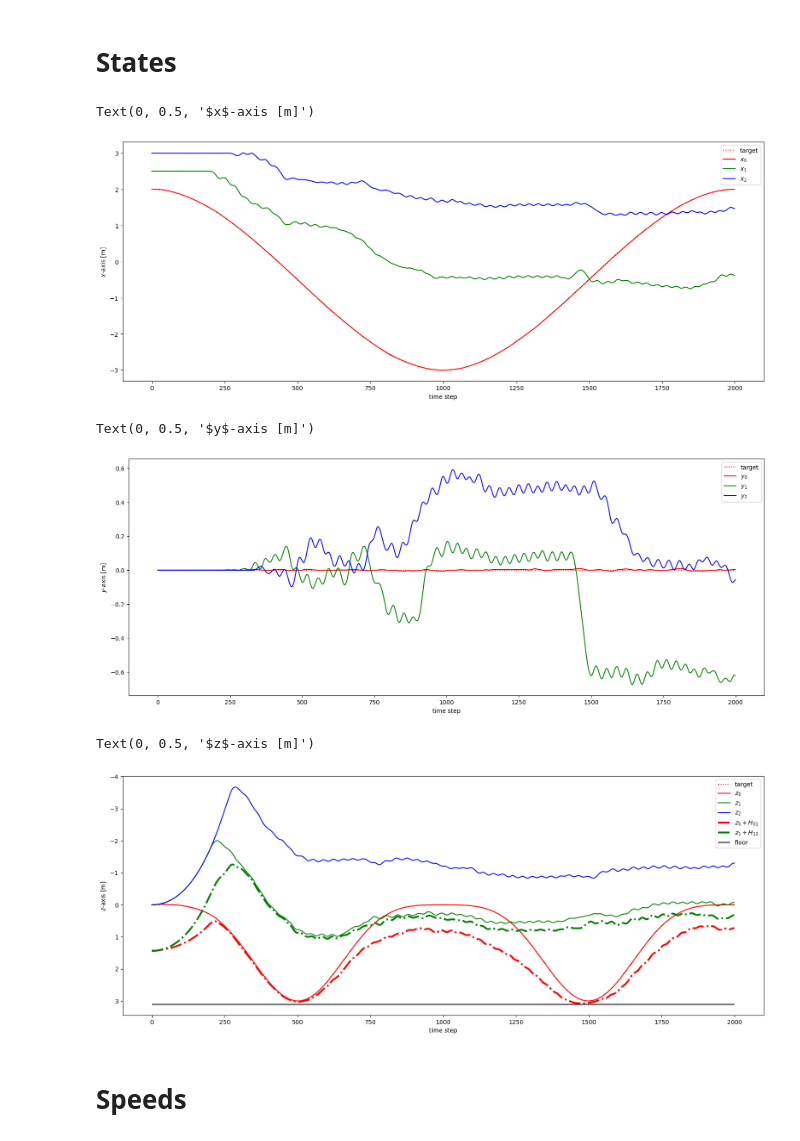
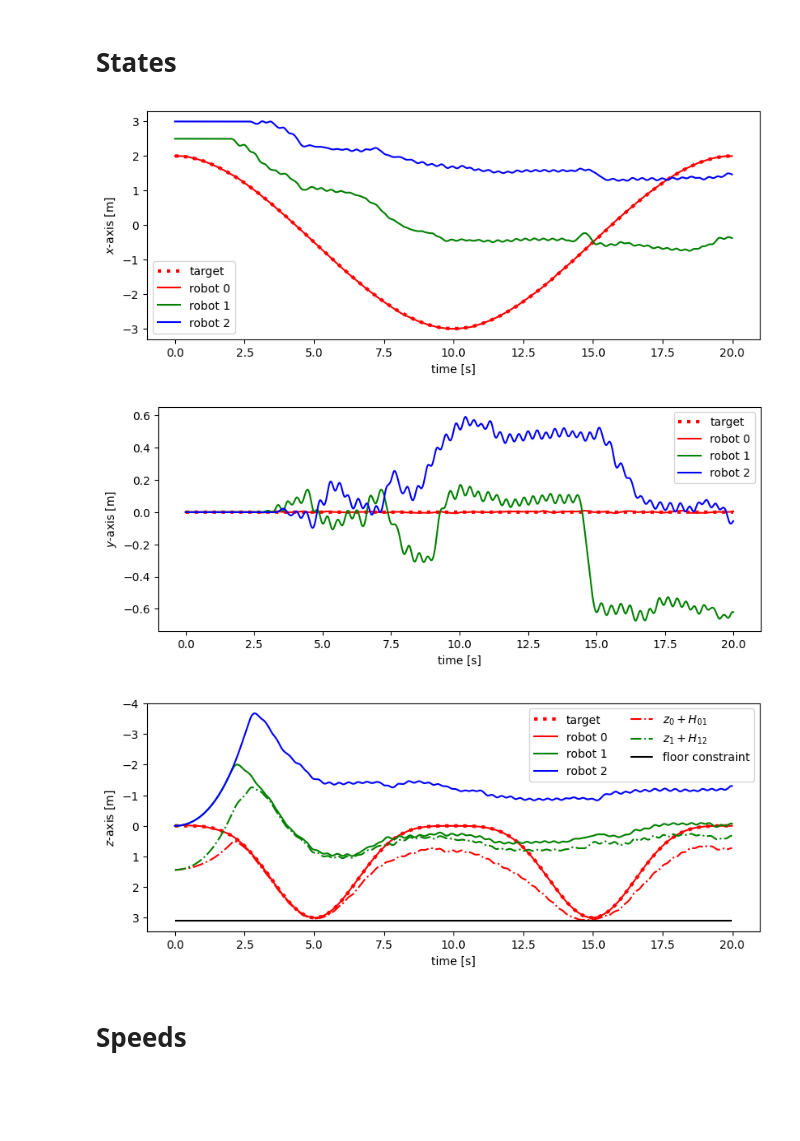
Before and after one commit to Kooolkimooov/pympc_usage, a Jupyter notebook: test.ipynb, the cells around one changed output. Saved outputs shown, nothing was run; the diff lists cells and outputs as text; code cells hidden in the pictures; blank space fills up the shorter version.

```diff
--- a/test.ipynb
+++ b/test.ipynb
@@ -8,8 +8,9 @@ import matplotlib.pyplot as plt
 import pandas as pd
 from matplotlib import rcParams
 from numpy import array
+from numpy.linalg import norm
 
-gain = 3.
+gain = 1.5
 rcParams[ 'figure.figsize' ] = [ gain * 6.4, gain * 4.8 / 2 ]
 # %%
 for v in pl.Path( "./plots" ).glob( '*' ):
@@ -38,6 +29,7 @@ folder = pl.Path( './plots/three_robots_chain_1726033948' )
 data = pd.read_csv( f'{folder}/logs.txt', sep = '\t' )
 with open( f'{folder}/config.json' ) as f:
 	conf = json.load( f )
+data[ 'time' ] = [ i * conf[ 'time_step' ] for i in data.index ]
 # %%
 def disp( d: dict, prefix: str = '' ):
 	for k, v in d.items():
@@ -188,45 +230,48 @@ Text(0, 0.5, 'norm of speed [m/s]')
 # %% [markdown]
 # States
 # %%
-plt.plot( traj[ :, 0, 0 ], ':', color = 'r' )
-plt.plot( state_r0[ 'x' ], 'r' )
-plt.plot( state_r1[ 'x' ], 'g' )
-plt.plot( state_r2[ 'x' ], 'b' )
+plt.plot(data[ 'time' ], traj[ :, 0, 0 ], ':', color = 'r', linewidth = 3 )
+plt.plot(data[ 'time' ], state_r0[ 'x' ], 'r' )
+plt.plot(data[ 'time' ], state_r1[ 'x' ], 'g' )
+plt.plot(data[ 'time' ], state_r2[ 'x' ], 'b' )
 
-plt.legend( [ 'target', '$x_0$', '$x_1$', '$x_2$' ] )
-plt.xlabel( 'time step' )
+plt.legend( [ 'target', 'robot 0', 'robot 1', 'robot 2' ] )
+plt.xlabel( 'time [s]' )
 plt.ylabel( '$x$-axis [m]' )
+plt.savefig( f'{folder}/pose_x.png', dpi = 300 )
 # %% [output]
-Text(0, 0.5, '$x$-axis [m]')
-[figure, old version]
+[figure, new version]
 # %%
-plt.plot( traj[ :, 0, 1 ], ':', color = 'r' )
-plt.plot( state_r0[ 'y' ], 'r' )
-plt.plot( state_r1[ 'y' ], 'g' )
-plt.plot( state_r2[ 'y' ], 'b' )
+plt.plot(data[ 'time' ], traj[ :, 0, 1 ], ':', color = 'r', linewidth = 3 )
+plt.plot(data[ 'time' ], state_r0[ 'y' ], 'r' )
+plt.plot(data[ 'time' ], state_r1[ 'y' ], 'g' )
+plt.plot(data[ 'time' ], state_r2[ 'y' ], 'b' )
 
-plt.legend( [ 'target', '$y_0$', '$y_1$', '$y_2$' ] )
-plt.xlabel( 'time step' )
+plt.legend( [ 'target', 'robot 0', 'robot 1', 'robot 2' ] )
+plt.xlabel( 'time [s]' )
 plt.ylabel( '$y$-axis [m]' )
+plt.savefig( f'{folder}/pose_y.png', dpi = 300 )
 # %% [output]
-Text(0, 0.5, '$y$-axis [m]')
-[figure, old version]
+[figure, new version]
 # %%
-plt.plot( traj[ :, 0, 2 ], ':', color = 'r' )
-plt.plot( state_r0[ 'z' ], 'r' )
-plt.plot( state_r1[ 'z' ], 'g' )
-plt.plot( state_r2[ 'z' ], 'b' )
-plt.plot( data[ 'H01' ] + state_r0[ 'z' ], '-.', color = 'r', linewidth = 3 )
-plt.plot( data[ 'H12' ] + state_r1[ 'z' ], '-.', color = 'g', linewidth = 3 )
+plt.plot(data[ 'time' ], traj[ :, 0, 2 ], ':', color = 'r', linewidth = 3 )
+plt.plot(data[ 'time' ], state_r0[ 'z' ], 'r' )
+plt.plot(data[ 'time' ], state_r1[ 'z' ], 'g' )
+plt.plot(data[ 'time' ], state_r2[ 'z' ], 'b' )
+plt.plot(data[ 'time' ], data[ 'H01' ] + state_r0[ 'z' ], '-.', color = 'r' )
+plt.plot(data[ 'time' ], data[ 'H12' ] + state_r1[ 'z' ], '-.', color = 'g' )
 
-plt.hlines( conf[ 'constraints' ][ 0 ][ 'ub' ][ 0 ], 0, n_frames // 2, 'k' )
-plt.legend( [ 'target', '$z_0$', '$z_1$', '$z_2$', '$z_0 + H_{01}$', '$z_1 + H_{12}$', 'floor' ] )
+plt.hlines( conf[ 'constraints' ][ 0 ][ 'ub' ][ 0 ], 0, data[ 'time' ].max(), 'k' )
+plt.legend(
+		[ 'target', 'robot 0', 'robot 1', 'robot 2', '$z_0 + H_{01}$', '$z_1 + H_{12}$', 'floor constraint' ],
+		ncol = 2
+		)
 plt.gca().invert_yaxis()
-plt.xlabel( 'time step' )
+plt.xlabel( 'time [s]' )
 plt.ylabel( '$z$-axis [m]' )
+plt.savefig( f'{folder}/pose_z.png', dpi = 300 )
 # %% [output]
-Text(0, 0.5, '$z$-axis [m]')
-[figure, old version]
+[figure, new version]
 # %% [markdown]
 # Speeds
 # %%
```
Also changed, not shown: parts of 25 cells of this notebook.
